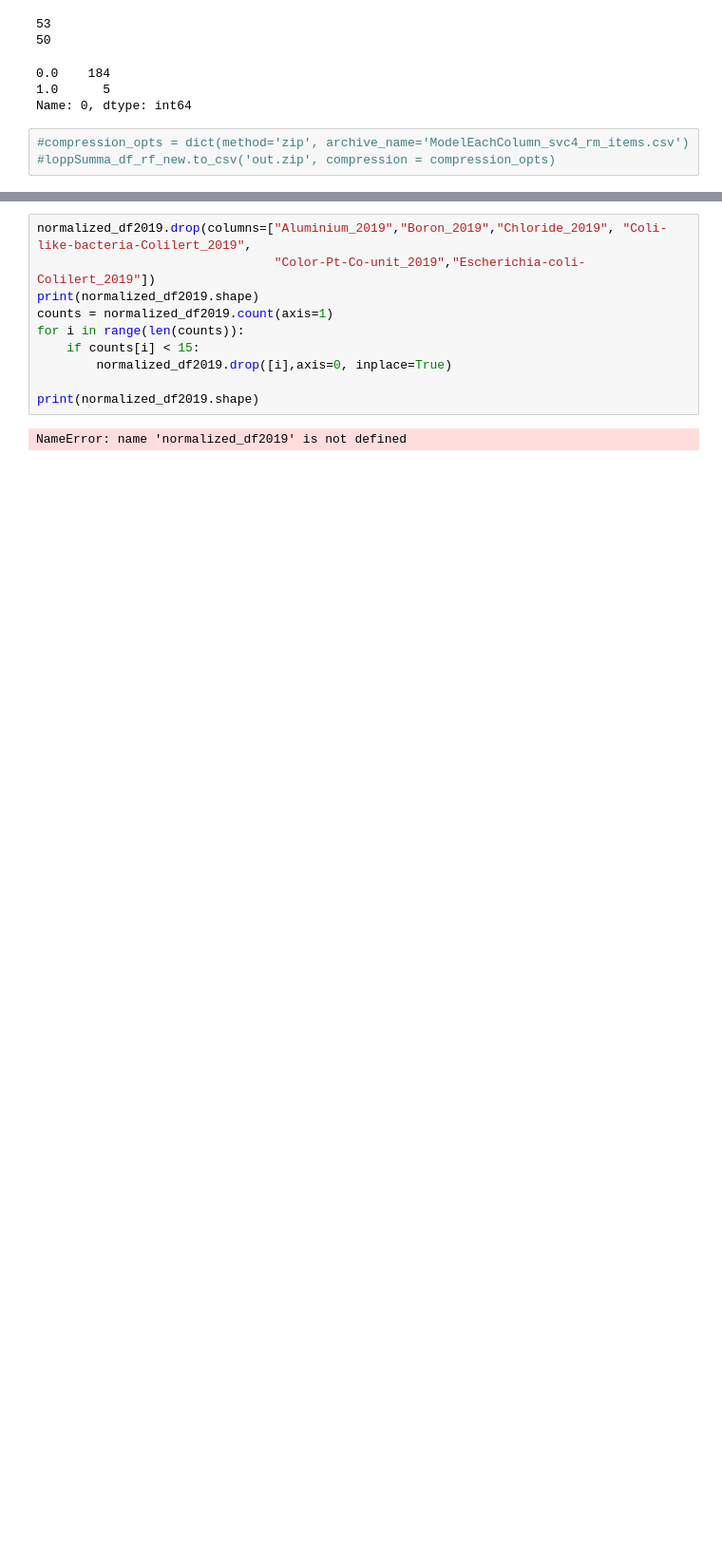
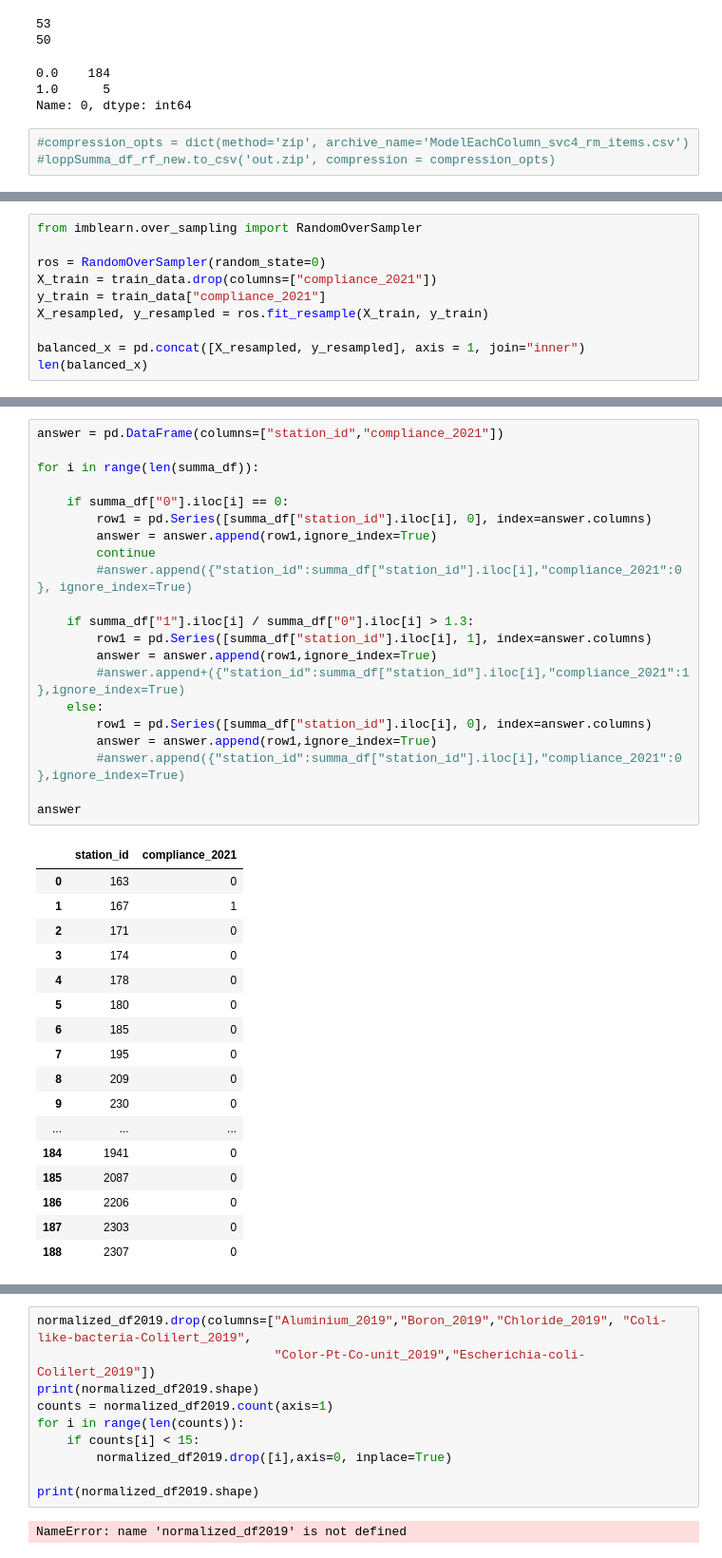
Before and after one commit to LauriKuresoo/WaterQuality, a Jupyter notebook: water-quality-checkpoint.ipynb, the cells around one changed output, grey strips where cells are left out. Shown at 95% size. Saved outputs shown, nothing was run; the diff lists cells and outputs as text; blank space fills up the shorter version.

```diff
--- a/water-quality-checkpoint.ipynb
+++ b/water-quality-checkpoint.ipynb
@@ -868,0 +559,10 @@ answer.to_csv('out.zip', compression = compression_opts)
+# %%
+from imblearn.over_sampling import RandomOverSampler
+
+ros = RandomOverSampler(random_state=0)
+X_train = train_data.drop(columns=["compliance_2021"])
+y_train = train_data["compliance_2021"]
+X_resampled, y_resampled = ros.fit_resample(X_train, y_train)
+
+balanced_x = pd.concat([X_resampled, y_resampled], axis = 1, join="inner")
+len(balanced_x)
@@ -868,0 +789,39 @@ answer.to_csv('out.zip', compression = compression_opts)
+# %%
+answer = pd.DataFrame(columns=["station_id","compliance_2021"])
+
+for i in range(len(summa_df)):
+
+    if summa_df["0"].iloc[i] == 0:
+        row1 = pd.Series([summa_df["station_id"].iloc[i], 0], index=answer.columns)
+        answer = answer.append(row1,ignore_index=True)
+        continue
+        #answer.append({"station_id":summa_df["station_id"].iloc[i],"compliance_2021":0 }, ignore_index=True)
+
+    if summa_df["1"].iloc[i] / summa_df["0"].iloc[i] > 1.3:
+        row1 = pd.Series([summa_df["station_id"].iloc[i], 1], index=answer.columns)
+        answer = answer.append(row1,ignore_index=True)
+        #answer.append+({"station_id":summa_df["station_id"].iloc[i],"compliance_2021":1 },ignore_index=True)
+    else:
+        row1 = pd.Series([summa_df["station_id"].iloc[i], 0], index=answer.columns)
+        answer = answer.append(row1,ignore_index=True)
+        #answer.append({"station_id":summa_df["station_id"].iloc[i],"compliance_2021":0 },ignore_index=True)
+
+answer
+# %% [output]
+|  | station_id | compliance_2021 |
+| 0 | 163 | 0 |
+| 1 | 167 | 1 |
+| 2 | 171 | 0 |
+| 3 | 174 | 0 |
+| 4 | 178 | 0 |
+| 5 | 180 | 0 |
+| 6 | 185 | 0 |
+| 7 | 195 | 0 |
+| 8 | 209 | 0 |
+| 9 | 230 | 0 |
+| ... | ... | ... |
+| 184 | 1941 | 0 |
+| 185 | 2087 | 0 |
+| 186 | 2206 | 0 |
+| 187 | 2303 | 0 |
+| 188 | 2307 | 0 |
```
Also changed, not shown: parts of 30 cells of this notebook, 3 other files.
